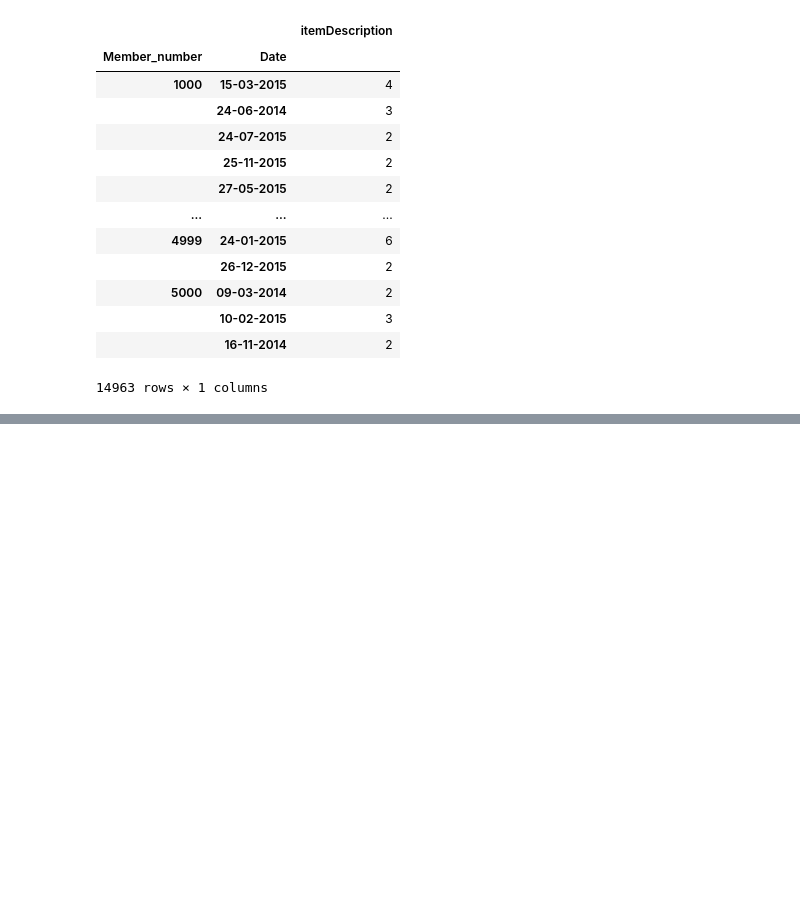
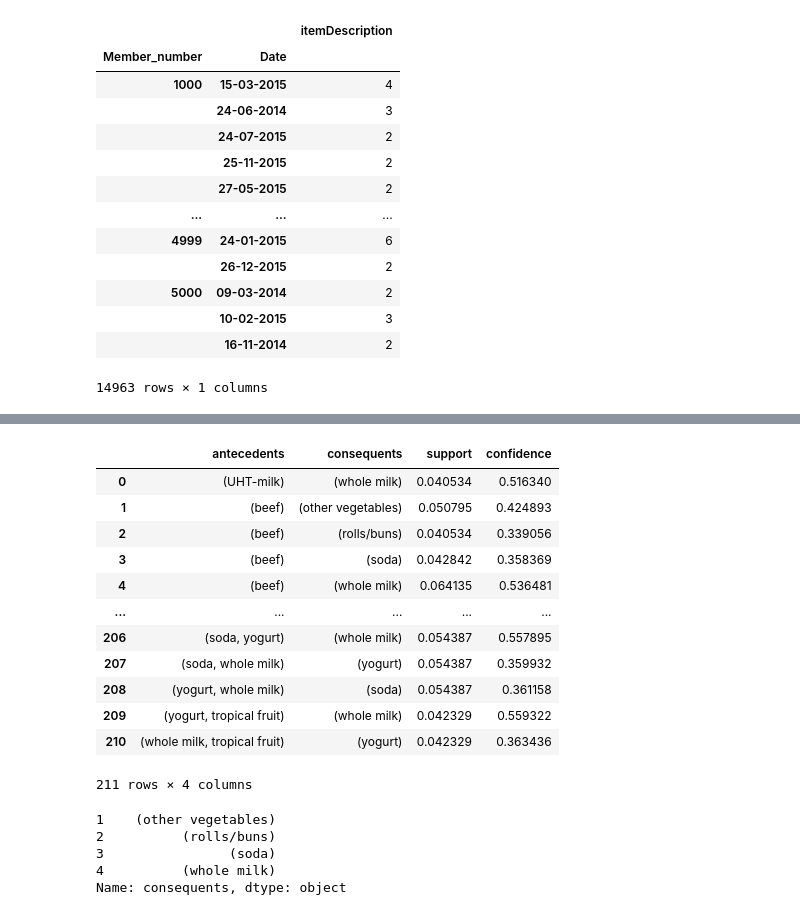
Before and after one commit to OmNikam04/TE_1sem, a Jupyter notebook: ML/Endsem_practicals/apriori/order1_market_basket_analysis.ipynb, the cells around one changed output, grey strips where cells are left out. Drawn from its saved outputs; the diff is of its cells as text; code cells hidden in the pictures; blank space fills up the shorter version.

```diff
--- a/ML/Endsem_practicals/apriori/order1_market_basket_analysis.ipynb
+++ b/ML/Endsem_practicals/apriori/order1_market_basket_analysis.ipynb
@@ -85,0 +163,25 @@ IndexError: list index out of range
+# %%
+rules = rules[['antecedents', 'consequents', 'support', 'confidence']]
+rules
+# %% [output]
+|  | antecedents | consequents | support | confidence |
+| 0 | (UHT-milk) | (whole milk) | 0.040534 | 0.516340 |
+| 1 | (beef) | (other vegetables) | 0.050795 | 0.424893 |
+| 2 | (beef) | (rolls/buns) | 0.040534 | 0.339056 |
+| 3 | (beef) | (soda) | 0.042842 | 0.358369 |
+| 4 | (beef) | (whole milk) | 0.064135 | 0.536481 |
+| ... | ... | ... | ... | ... |
+| 206 | (soda, yogurt) | (whole milk) | 0.054387 | 0.557895 |
+| 207 | (soda, whole milk) | (yogurt) | 0.054387 | 0.359932 |
+| 208 | (yogurt, whole milk) | (soda) | 0.054387 | 0.361158 |
+| 209 | (yogurt, tropical fruit) | (whole milk) | 0.042329 | 0.559322 |
+| 210 | (whole milk, tropical fruit) | (yogurt) | 0.042329 | 0.363436 |
+211 rows × 4 columns
+# %%
+rules[rules['antecedents'] == {'beef'}]['consequents']
+# %% [output]
+1    (other vegetables)
+2          (rolls/buns)
+3                (soda)
+4          (whole milk)
+Name: consequents, dtype: object
```
Also changed, not shown: parts of 15 cells of this notebook, 5 other files.
